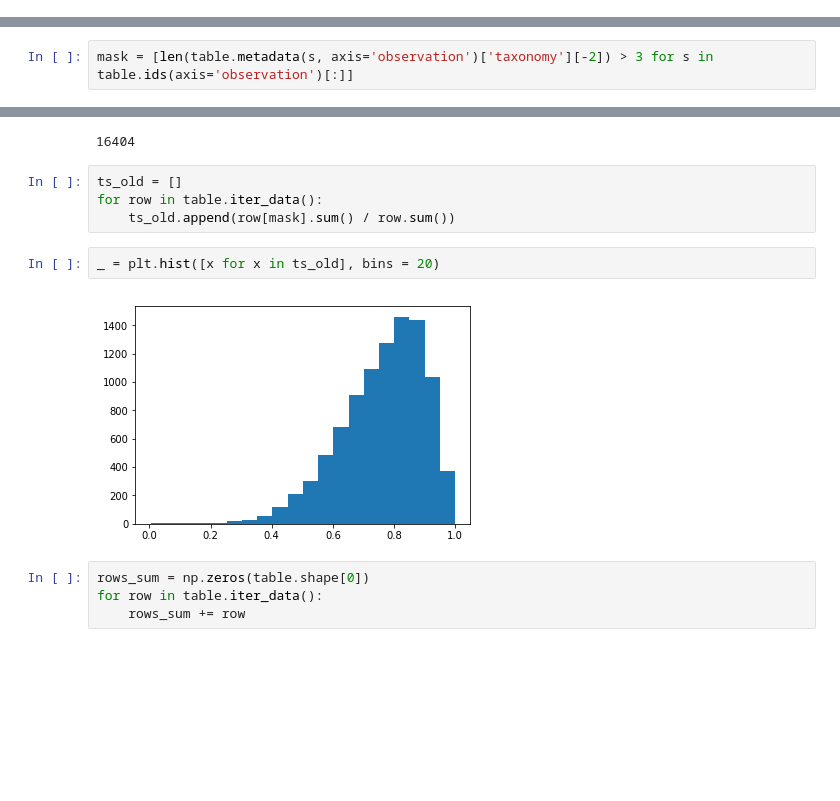
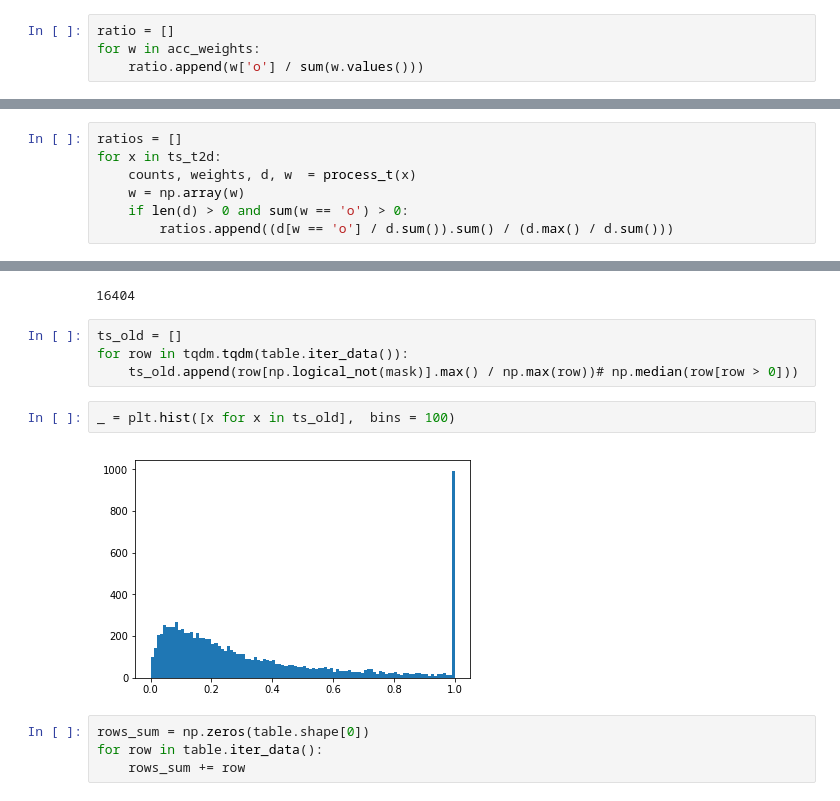
Before and after one commit to rykachevskiy/MetaGenomeSK2018, a Jupyter notebook: src/investigate_tables.ipynb, the cells around one changed output, grey strips where cells are left out. Drawn from its saved outputs; the diff is of its cells as text; blank space fills up the shorter version.

```diff
--- a/src/Files.ipynb
+++ b/src/investigate_tables.ipynb
@@ -99,0 +1057,4 @@ print(len(ts_t2d),fails_t2d)
+# %%
+ratio = []
+for w in acc_weights:
+    ratio.append(w['o'] / sum(w.values()))
@@ -99,0 +1065,7 @@ print(len(ts_t2d),fails_t2d)
+# %%
+ratios = []
+for x in ts_t2d:
+    counts, weights, d, w  = process_t(x)
+    w = np.array(w)
+    if len(d) > 0 and sum(w == 'o') > 0:
+        ratios.append((d[w == 'o'] / d.sum()).sum() / (d.max() / d.sum()))
@@ -144,8 +1217,6 @@ next(table.iter_pairwise())
 ((array([0.        , 0.        , 0.16829869, ..., 0.        , 0.        ,
          0.        ]), '10317.000012326', None),
  (array([0., 0., 0., ..., 0., 0., 0.]), '10317.000054127', None))
-# %%
-mask = [len(table.metadata(s, axis='observation')['taxonomy'][-2]) > 3 for s in table.ids(axis='observation')[:]]
 # %%
 len(mask)
 # %% [output]
@@ -156,12 +1227,12 @@ sum(mask)
 16404
 # %%
 ts_old = []
-for row in table.iter_data():
-    ts_old.append(row[mask].sum() / row.sum())
+for row in tqdm.tqdm(table.iter_data()):
+    ts_old.append(row[np.logical_not(mask)].max() / np.max(row))# np.median(row[row > 0]))
 # %%
-_ = plt.hist([x for x in ts_old], bins = 20)
+_ = plt.hist([x for x in ts_old],  bins = 100)
 # %% [output]
-[figure, old version]
+[figure, new version]
 # %%
 rows_sum = np.zeros(table.shape[0])
 for row in table.iter_data():
```
Also changed, not shown: parts of 164 cells of this notebook, 5 other files.
